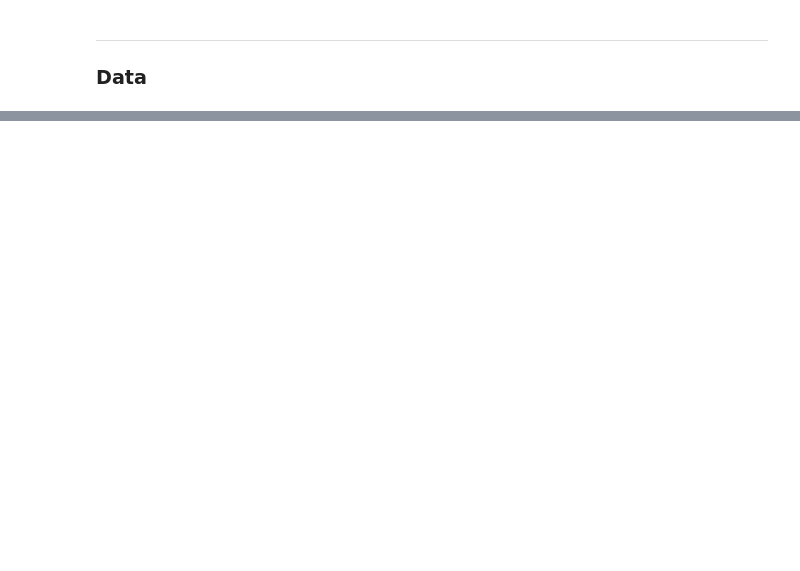
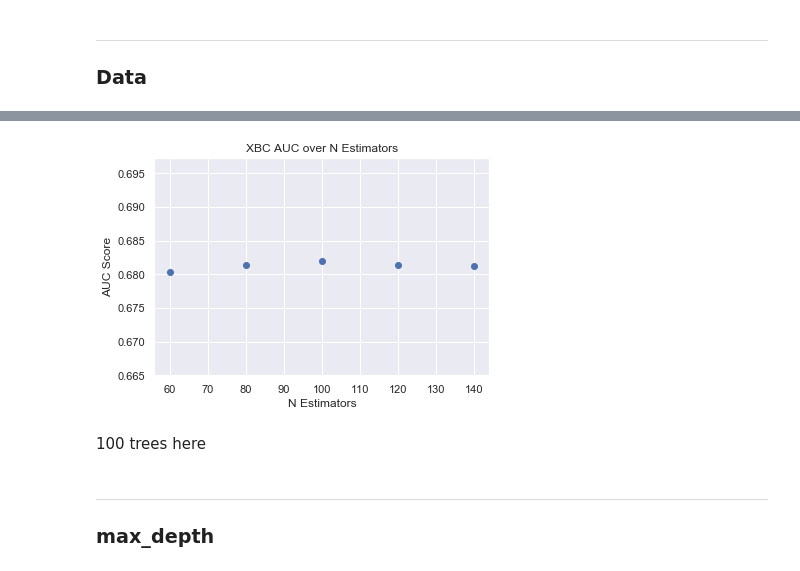
Before and after one commit to blairdev1023/kaggle_credit_comp, a Jupyter notebook: modeling_xgboost.ipynb, the cells around one changed output, grey strips where cells are left out. Saved outputs shown, nothing was run; the diff lists cells and outputs as text; code cells hidden in the pictures; blank space fills up the shorter version.

```diff
--- a/modeling_xgboost.ipynb
+++ b/modeling_xgboost.ipynb
@@ -116,0 +207,11 @@ df.head()
+# %%
+x = range(60, 141, 20)
+y = [0.68029374, 0.68141858, 0.68202856, 0.68143364, 0.68121974]
+cv_plotter(x, y, 'XBC', 'N Estimators')
+# %% [output]
+[figure, added]
+# %% [markdown]
+100 trees here
+# %% [markdown]
+---
+### max_depth
```
Also changed, not shown: parts of 39 cells of this notebook.
